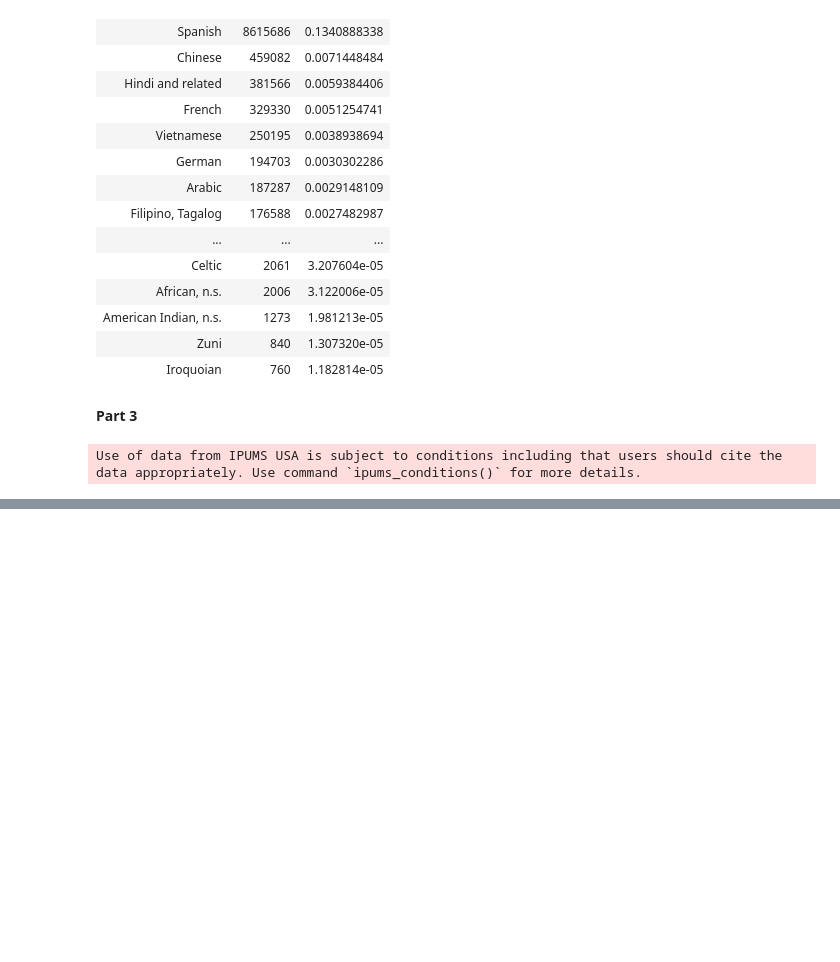
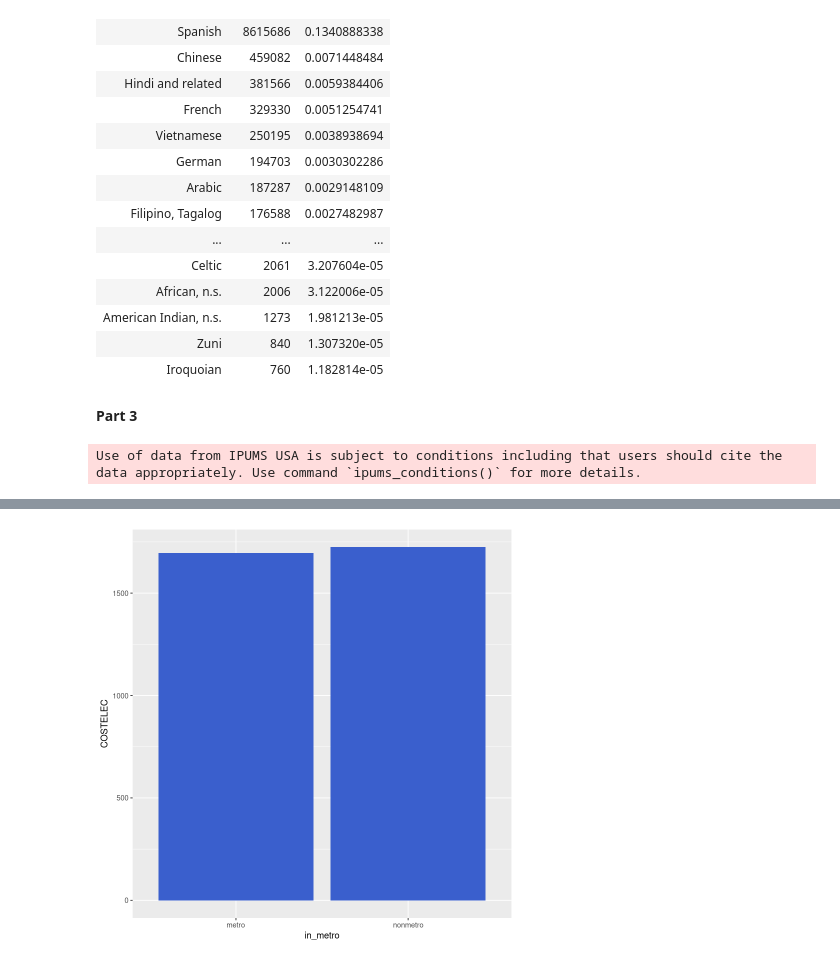
Before and after one commit to jcolond/LTCC_Reno, a Jupyter notebook: IPUMS_Exercise_2.ipynb, the cells around one changed output, grey strips where cells are left out. Cells and saved outputs as stored; diff of their text form; code cells hidden in the pictures; blank space fills up the shorter version.

```diff
--- a/IPUMS_Exercise_2.ipynb
+++ b/IPUMS_Exercise_2.ipynb
@@ -145,0 +153,4 @@ Caused by error:
+# %%
+data %>% filter(PERNUM == 1 & YEAR == 2010 & COSTELEC !=0 & COSTELEC < 9990 & !is.na(in_metro)) %>% group_by(in_metro) %>% summarize(COSTELEC = weighted.mean(COSTELEC, HHWT)) %>% ggplot(aes(x = in_metro, y=COSTELEC)) + geom_col(fill="royalblue3")
+# %% [output]
+[figure, added]
```
Also changed, not shown: parts of 8 cells of this notebook, 3 other files.
